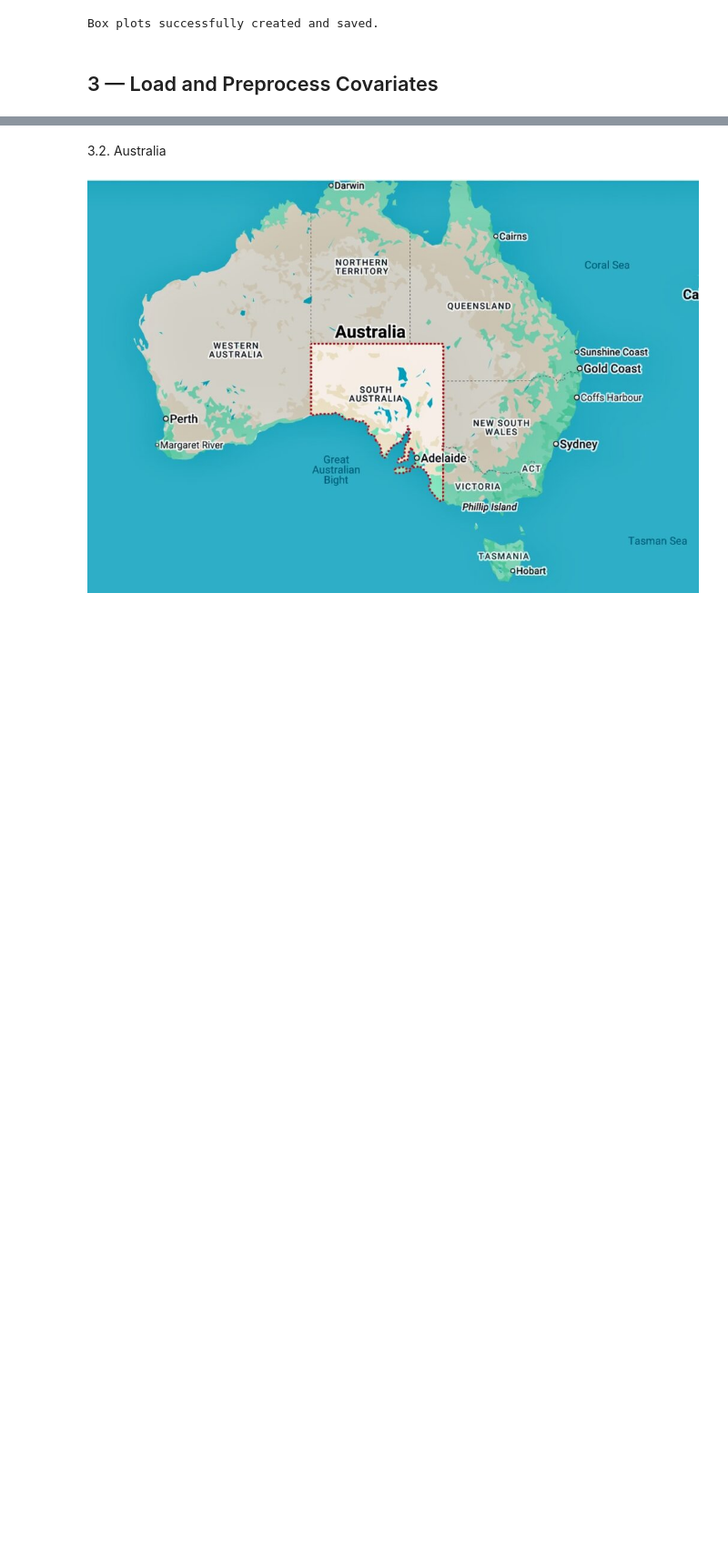
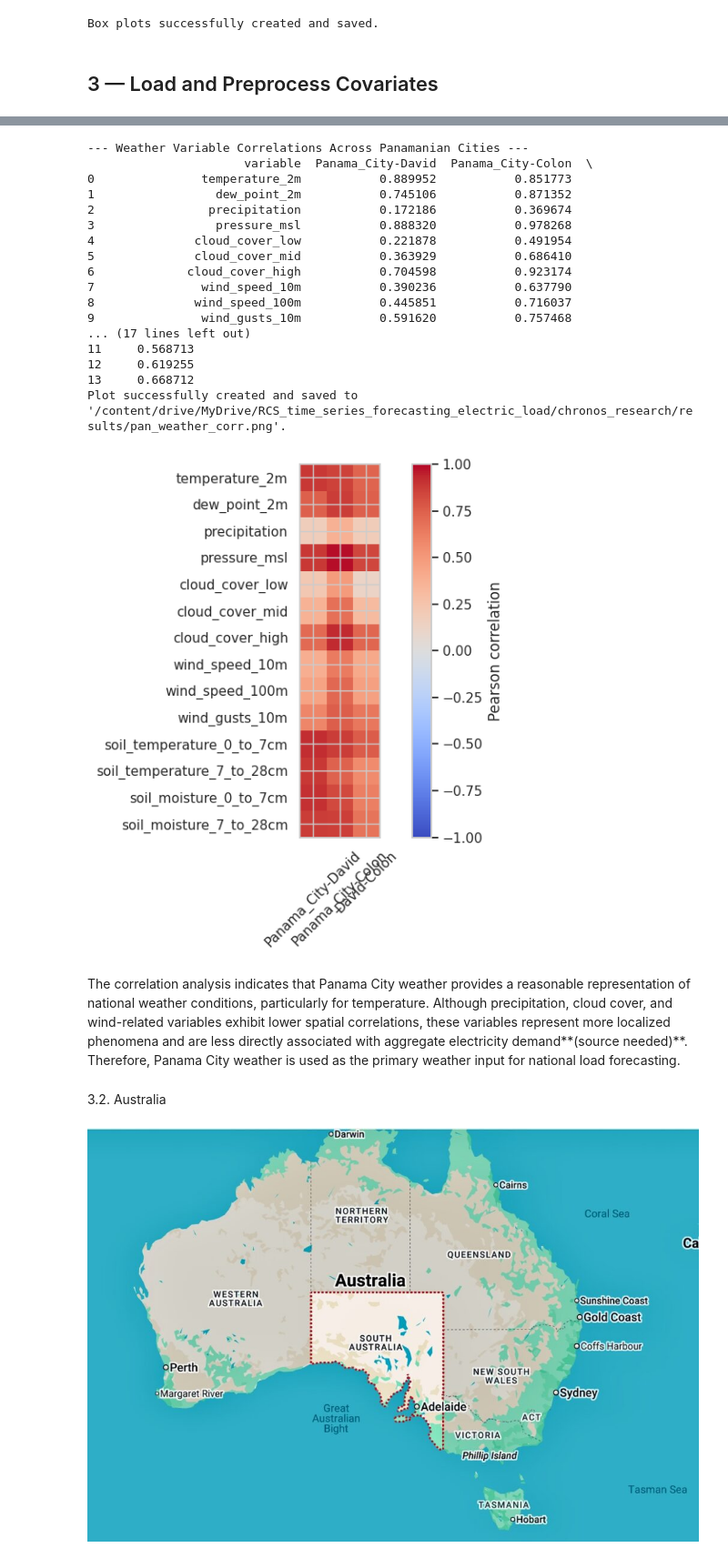
Before and after one commit to schmetti-kim/RCS_time_series_forecasting_electric_load, a Jupyter notebook: chronos_research/main.ipynb, the cells around one changed output, grey strips where cells are left out. Shown at 91% size. Drawn from its saved outputs; the diff is of its cells as text; code cells hidden in the pictures; blank space fills up the shorter version.

Commit message:
fetch and process weather covariates of Panamian cities. conduct correlation analysis.

```diff
--- a/chronos_research/main.ipynb
+++ b/chronos_research/main.ipynb
@@ -261,0 +323,8 @@ Box plots successfully created and saved.
+# %%
+# Combine weather data from Panama City, David, and Colón into a single DataFrame.
+pan_weather = merge_location_weather(pan_city_weather, pan_dav_weather, pan_col_weather, ('_city', '_dav', '_col'))
+pan_weather.to_csv(DATA_DIR / "processed" / "pan_weather.csv", index=False)
+
+print("--- Panama (PAN) Merged Weather Data (first 5 rows & 5 columns only) ---")
+print(pan_weather.iloc[:5, :5])
+print(f"\nShape of merged Panama weather data: {pan_weather.shape}\n")
@@ -262,3 +348,30 @@ Box plots successfully created and saved.
+# %%
+# Calculate and display the correlation between weather variables across the three Panamian cities.
+pan_weather_corr = calculate_weather_correlations(pan_weather, suffixes=('_city', '_dav', '_col'), labels=('Panama_City', 'David', 'Colon'))
+print("--- Weather Variable Correlations Across Panamanian Cities ---")
+print(pan_weather_corr)
+plot_correlation(pan_weather_corr, save_path = RESULTS_DIR / "pan_weather_corr.png")
+# %% [output]
+--- Weather Variable Correlations Across Panamanian Cities ---
+                      variable  Panama_City-David  Panama_City-Colon  \
+0               temperature_2m           0.889952           0.851773
+1                 dew_point_2m           0.745106           0.871352
+2                precipitation           0.172186           0.369674
+3                 pressure_msl           0.888320           0.978268
+4              cloud_cover_low           0.221878           0.491954
+5              cloud_cover_mid           0.363929           0.686410
+6             cloud_cover_high           0.704598           0.923174
+7               wind_speed_10m           0.390236           0.637790
+8              wind_speed_100m           0.445851           0.716037
+9               wind_gusts_10m           0.591620           0.757468
+... (17 lines left out)
+11     0.568713
+12     0.619255
+13     0.668712
+Plot successfully created and saved to '/content/drive/MyDrive/RCS_time_series_forecasting_electric_load/chronos_research/results/pan_weather_corr.png'.
+[figure, added]
+# %% [markdown]
+The correlation analysis indicates that Panama City weather provides a reasonable representation of national weather conditions, particularly for temperature. Although precipitation, cloud cover, and wind-related variables exhibit lower spatial correlations, these variables represent more localized phenomena and are less directly associated with aggregate electricity demand**(source needed)**. Therefore, Panama City weather is used as the primary weather input for national load forecasting.
 # %% [markdown]
 3.2. Australia
 # %%
```
Also changed, not shown: parts of 12 cells of this notebook, 11 other files.
